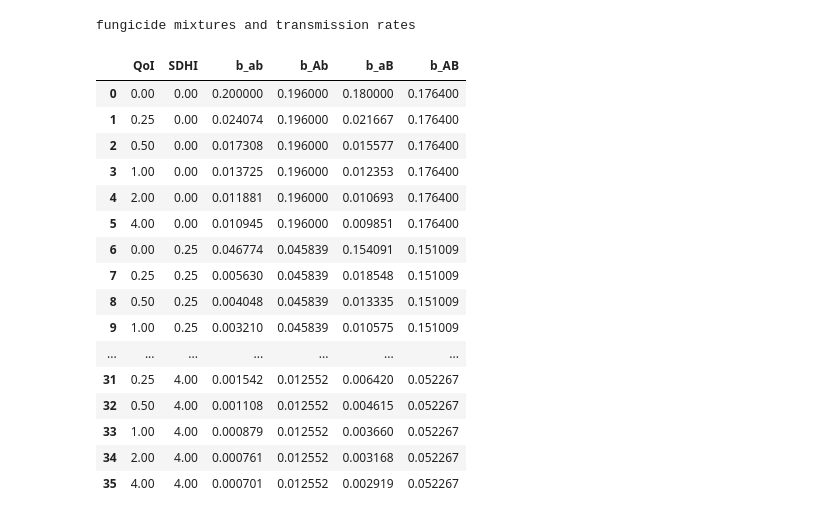
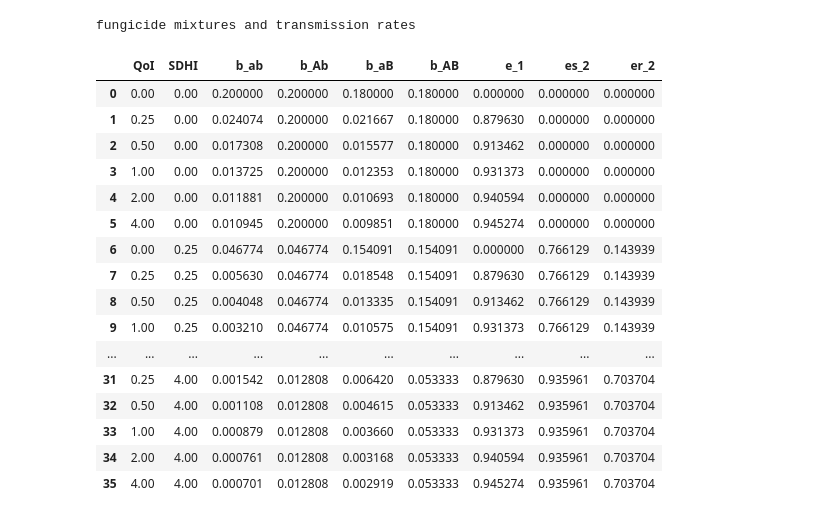
Before and after one commit to NGorga/MDR_different-genotypes, a Jupyter notebook: Doses_and_fitness_costs.ipynb, the cells around one changed output. Drawn from its saved outputs; the diff is of its cells as text; code cells hidden in the pictures.

```diff
--- a/Doses_and_fitness_costs.ipynb
+++ b/Doses_and_fitness_costs.ipynb
@@ -8,14 +8,14 @@ p = {
     'kks_1':  0.95,   #QoI
     'kkr_1':  0,   #QoI
     'kk_2':  0.95,    #SDHI
-    'C50s_1': 0.02,    #QoI_azoxystrobin
+    'C50s_1': 0.02,    #QoI_azoxystrobin sensitive
     'C50s_2': 0.06,  #SDHI_fluxapyroxad sensitive
     'C50r_2': 1.4,
     'K':     1.0,
     'beta':  0.2,
     'mu':    0.1,
     'rH':    0.1,
-    'rhor_1': 0.02,   #QoI
+    'rhor_1': 0,   #QoI
     'rhor_2': 0.1,     #SDHI
     'm':    3.2e-5
 }
@@ -31,46 +31,49 @@ t = np.linspace(0, 2000, 2000)
 # %%
 def Hills_function (C, kk, C50):
    return (kk * C / (C + C50))
 
 C1, C2 = np.meshgrid(C, C)
 
 e_1 = Hills_function(C1,p['kks_1'],p['C50s_1']) #QoI_azoxystrobin sensitive
 es_2 = Hills_function(C2,p['kk_2'],p['C50s_2']) #SDHI_fluxapyroxad sensitive
 er_2 = Hills_function(C2,p['kk_2'],p['C50r_2']) #SDHI_fluxapyroxad resistant
 
 b_ab = p['beta']*(1-e_1)*(1-es_2)
 b_Ab = p['beta']*(1-p['rhor_1'])*(1-es_2)
 b_aB = p['beta']*(1-e_1)*(1-p['rhor_2'])*(1-er_2)  #SDHI resistance is quantitative, while QoI can be assumed to be qualitative
 b_AB = p['beta']*(1-p['rhor_1'])*(1-p['rhor_2'])*(1-er_2)
 
 
 df_doses = pd.DataFrame ({
     'QoI': C1.flatten(),
     'SDHI' : C2.flatten(),
     'b_ab': b_ab.flatten(),
     'b_Ab': b_Ab.flatten(),
     'b_aB': b_aB.flatten(),
     'b_AB': b_AB.flatten(),
+    'e_1' : e_1.flatten(),
+    'es_2' : es_2.flatten(),
+    'er_2':er_2.flatten(),
 })
 print( 'fungicide mixtures and transmission rates')
 df_doses
 # %% [output]
 fungicide mixtures and transmission rates
-|  | QoI | SDHI | b_ab | b_Ab | b_aB | b_AB |
-| 0 | 0.00 | 0.00 | 0.200000 | 0.196000 | 0.180000 | 0.176400 |
-| 1 | 0.25 | 0.00 | 0.024074 | 0.196000 | 0.021667 | 0.176400 |
-| 2 | 0.50 | 0.00 | 0.017308 | 0.196000 | 0.015577 | 0.176400 |
-| 3 | 1.00 | 0.00 | 0.013725 | 0.196000 | 0.012353 | 0.176400 |
-| 4 | 2.00 | 0.00 | 0.011881 | 0.196000 | 0.010693 | 0.176400 |
-| 5 | 4.00 | 0.00 | 0.010945 | 0.196000 | 0.009851 | 0.176400 |
-| 6 | 0.00 | 0.25 | 0.046774 | 0.045839 | 0.154091 | 0.151009 |
-| 7 | 0.25 | 0.25 | 0.005630 | 0.045839 | 0.018548 | 0.151009 |
-| 8 | 0.50 | 0.25 | 0.004048 | 0.045839 | 0.013335 | 0.151009 |
-| 9 | 1.00 | 0.25 | 0.003210 | 0.045839 | 0.010575 | 0.151009 |
-| ... | ... | ... | ... | ... | ... | ... |
-| 31 | 0.25 | 4.00 | 0.001542 | 0.012552 | 0.006420 | 0.052267 |
-| 32 | 0.50 | 4.00 | 0.001108 | 0.012552 | 0.004615 | 0.052267 |
-| 33 | 1.00 | 4.00 | 0.000879 | 0.012552 | 0.003660 | 0.052267 |
-| 34 | 2.00 | 4.00 | 0.000761 | 0.012552 | 0.003168 | 0.052267 |
-| 35 | 4.00 | 4.00 | 0.000701 | 0.012552 | 0.002919 | 0.052267 |
+|  | QoI | SDHI | b_ab | b_Ab | b_aB | b_AB | e_1 | es_2 | er_2 |
+| 0 | 0.00 | 0.00 | 0.200000 | 0.200000 | 0.180000 | 0.180000 | 0.000000 | 0.000000 | 0.000000 |
+| 1 | 0.25 | 0.00 | 0.024074 | 0.200000 | 0.021667 | 0.180000 | 0.879630 | 0.000000 | 0.000000 |
+| 2 | 0.50 | 0.00 | 0.017308 | 0.200000 | 0.015577 | 0.180000 | 0.913462 | 0.000000 | 0.000000 |
+| 3 | 1.00 | 0.00 | 0.013725 | 0.200000 | 0.012353 | 0.180000 | 0.931373 | 0.000000 | 0.000000 |
+| 4 | 2.00 | 0.00 | 0.011881 | 0.200000 | 0.010693 | 0.180000 | 0.940594 | 0.000000 | 0.000000 |
+| 5 | 4.00 | 0.00 | 0.010945 | 0.200000 | 0.009851 | 0.180000 | 0.945274 | 0.000000 | 0.000000 |
+| 6 | 0.00 | 0.25 | 0.046774 | 0.046774 | 0.154091 | 0.154091 | 0.000000 | 0.766129 | 0.143939 |
+| 7 | 0.25 | 0.25 | 0.005630 | 0.046774 | 0.018548 | 0.154091 | 0.879630 | 0.766129 | 0.143939 |
+| 8 | 0.50 | 0.25 | 0.004048 | 0.046774 | 0.013335 | 0.154091 | 0.913462 | 0.766129 | 0.143939 |
+| 9 | 1.00 | 0.25 | 0.003210 | 0.046774 | 0.010575 | 0.154091 | 0.931373 | 0.766129 | 0.143939 |
+| ... | ... | ... | ... | ... | ... | ... | ... | ... | ... |
+| 31 | 0.25 | 4.00 | 0.001542 | 0.012808 | 0.006420 | 0.053333 | 0.879630 | 0.935961 | 0.703704 |
+| 32 | 0.50 | 4.00 | 0.001108 | 0.012808 | 0.004615 | 0.053333 | 0.913462 | 0.935961 | 0.703704 |
+| 33 | 1.00 | 4.00 | 0.000879 | 0.012808 | 0.003660 | 0.053333 | 0.931373 | 0.935961 | 0.703704 |
+| 34 | 2.00 | 4.00 | 0.000761 | 0.012808 | 0.003168 | 0.053333 | 0.940594 | 0.935961 | 0.703704 |
+| 35 | 4.00 | 4.00 | 0.000701 | 0.012808 | 0.002919 | 0.053333 | 0.945274 | 0.935961 | 0.703704 |
 # %%
```
Also changed, not shown: parts of 6 cells of this notebook.
